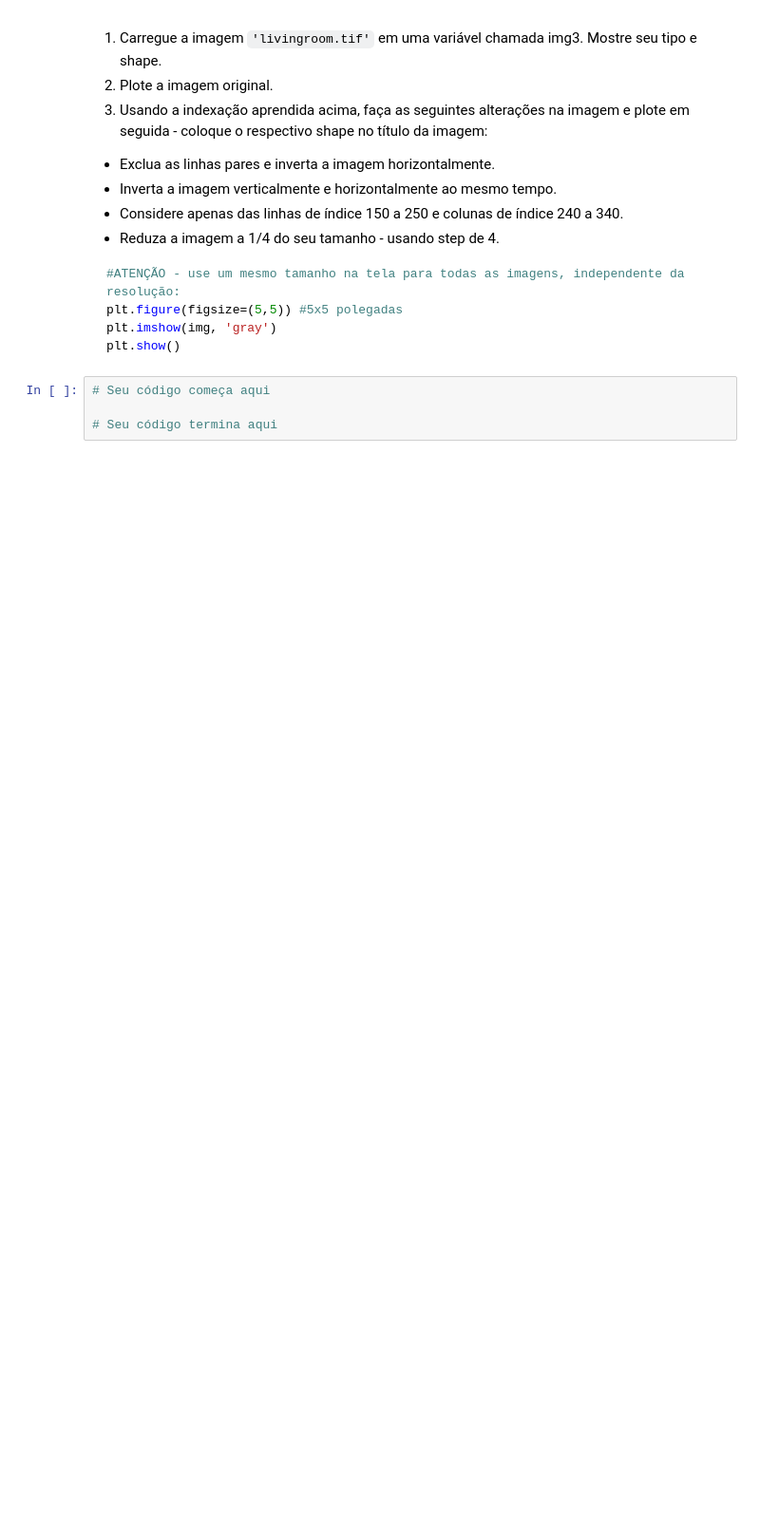
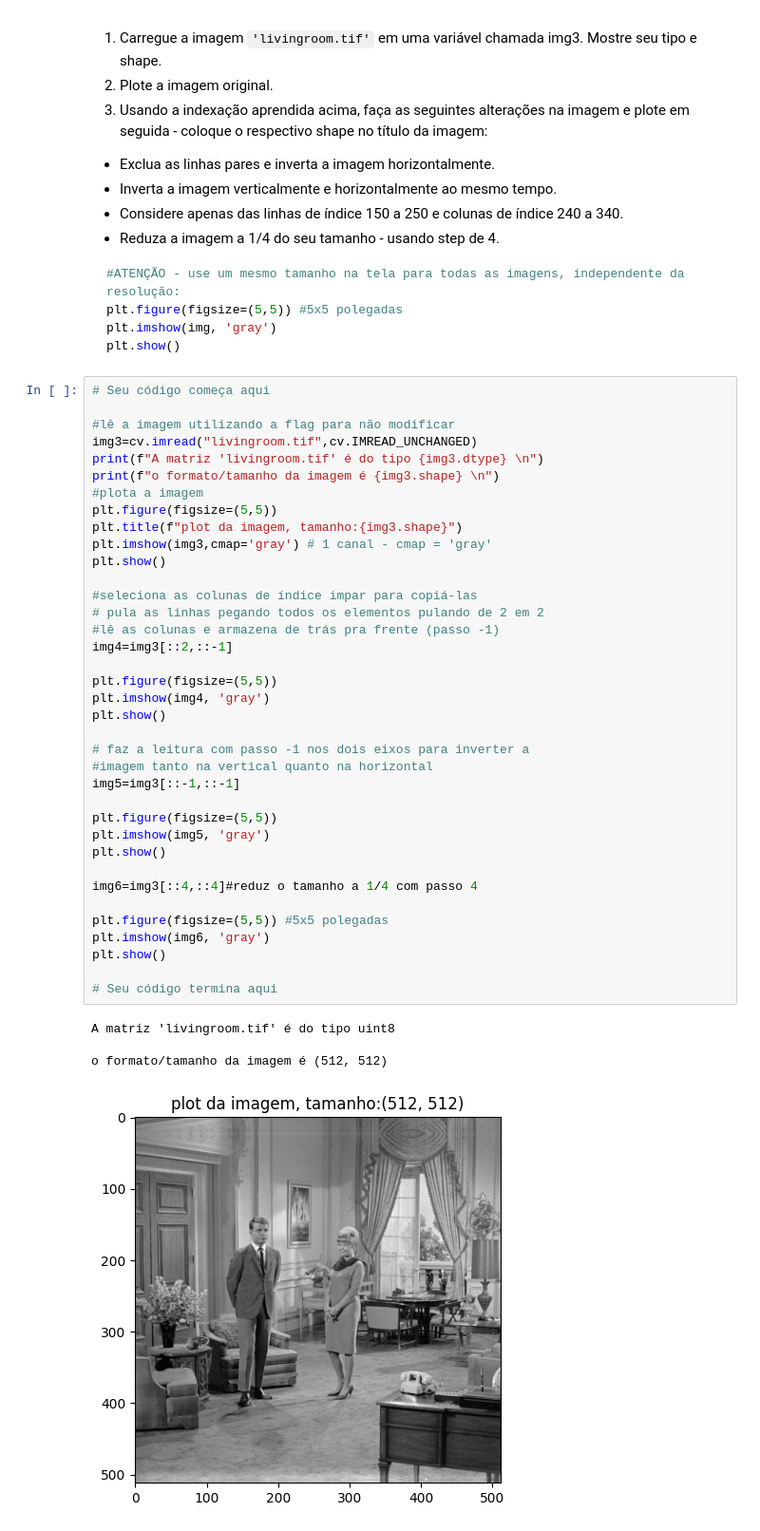
Before and after one commit to joaof-hub/listas_sel0449, a Jupyter notebook: praticas/Lista_de_Exercicio_1.ipynb, the cells around one changed output. Shown at 95% size. Cells and saved outputs as stored; diff of their text form; blank space fills up the shorter version.

````diff
--- a/praticas/Lista_de_Exercicio_1.ipynb
+++ b/praticas/Lista_de_Exercicio_1.ipynb
@@ -598,7 +600,45 @@ plt.figure(figsize=(5,5)) #5x5 polegadas
 plt.imshow(img, 'gray')
 plt.show()
 ```
-# %%
-# Seu código começa aqui
-
-# Seu código termina aqui
+# %%
+# Seu código começa aqui
+
+#lê a imagem utilizando a flag para não modificar
+img3=cv.imread("livingroom.tif",cv.IMREAD_UNCHANGED)
+print(f"A matriz 'livingroom.tif' é do tipo {img3.dtype} \n")
+print(f"o formato/tamanho da imagem é {img3.shape} \n")
+#plota a imagem
+plt.figure(figsize=(5,5))
+plt.title(f"plot da imagem, tamanho:{img3.shape}")
+plt.imshow(img3,cmap='gray') # 1 canal - cmap = 'gray'
+plt.show()
+
+#seleciona as colunas de índice impar para copiá-las
+# pula as linhas pegando todos os elementos pulando de 2 em 2
+#lê as colunas e armazena de trás pra frente (passo -1)
+img4=img3[::2,::-1]
+
+plt.figure(figsize=(5,5))
+plt.imshow(img4, 'gray')
+plt.show()
+
+# faz a leitura com passo -1 nos dois eixos para inverter a
+#imagem tanto na vertical quanto na horizontal
+img5=img3[::-1,::-1]
+
+plt.figure(figsize=(5,5))
+plt.imshow(img5, 'gray')
+plt.show()
+
+img6=img3[::4,::4]#reduz o tamanho a 1/4 com passo 4
+
+plt.figure(figsize=(5,5)) #5x5 polegadas
+plt.imshow(img6, 'gray')
+plt.show()
+
+# Seu código termina aqui
+# %% [output]
+A matriz 'livingroom.tif' é do tipo uint8
+
+o formato/tamanho da imagem é (512, 512)
+[figure, added]
````
Also changed, not shown: parts of 5 cells of this notebook.
